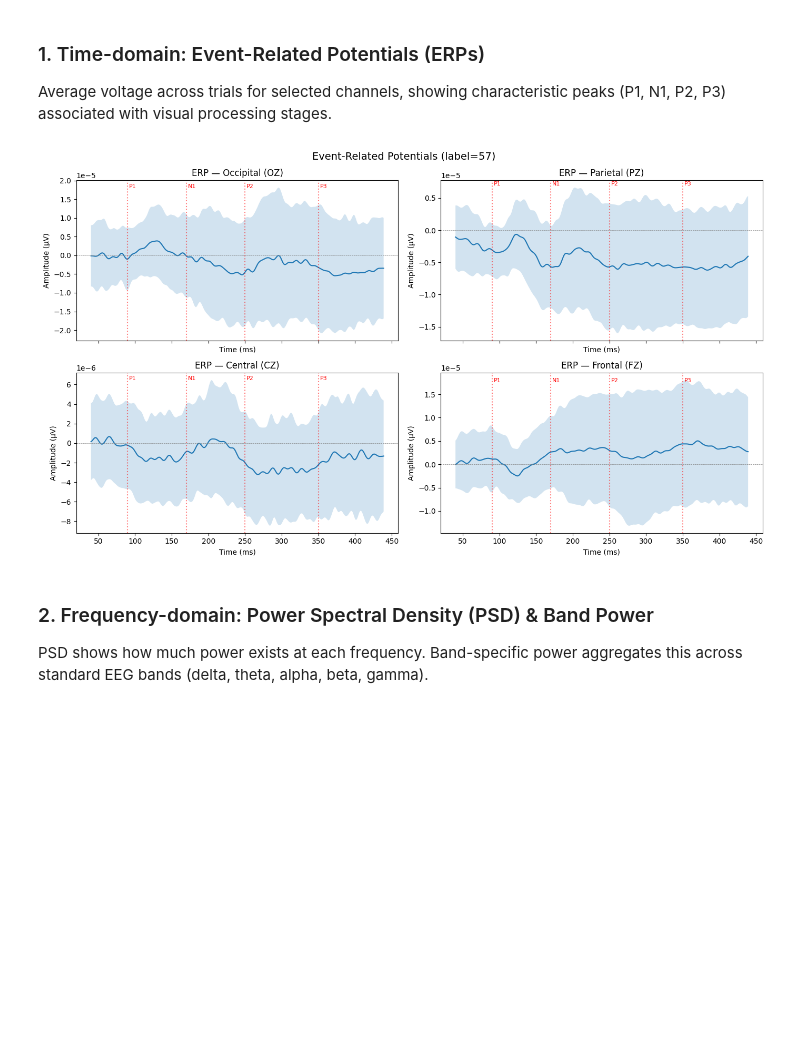
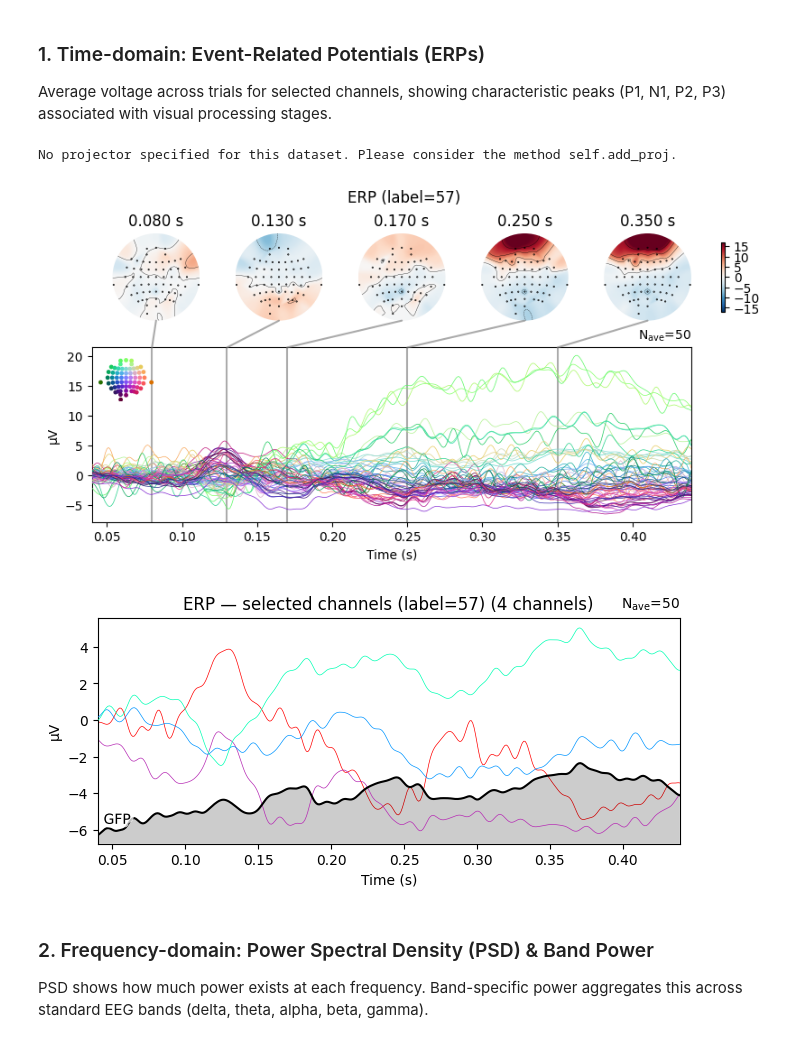
Before and after one commit to RTae/SUPA-EEG, a Jupyter notebook: viz.ipynb, the cells around one changed output. Cells and saved outputs as stored; diff of their text form; code cells hidden in the pictures; blank space fills up the shorter version.

```diff
--- a/viz.ipynb
+++ b/viz.ipynb
@@ -153,42 +177,27 @@ Collected 50 trials for label=57, shape=(50, 62, 400)
 ### 1. Time-domain: Event-Related Potentials (ERPs)
 Average voltage across trials for selected channels, showing characteristic peaks (P1, N1, P2, P3) associated with visual processing stages.
 # %%
-from src.utilities import OCCIPITAL, FRONTAL, CENTRAL, PARIETAL
+# 1a) ERP butterfly plot + topomaps at key latencies
+fig = evoked.plot_joint(
+    times=[0.08, 0.13, 0.17, 0.25, 0.35],  # P1, C1, N170, P2, P3
+    title=f"ERP (label={target_label})",
+    show=False,
+)
+plt.show()
 
-erp = trials.mean(axis=0)  # (62, timesteps)
-erp_std = trials.std(axis=0)
-time_ms = np.arange(erp.shape[1]) + 40  # offset by eeg_window start (40 ms)
-
-# Select representative channels from different regions
-regions = {
-    "Occipital (OZ)": ch_names.index("OZ"),
-    "Parietal (PZ)": ch_names.index("PZ"),
-    "Central (CZ)": ch_names.index("CZ"),
-    "Frontal (FZ)": ch_names.index("FZ"),
-}
-
-fig, axes = plt.subplots(2, 2, figsize=(14, 8), sharex=True)
-for ax, (region_name, ch_idx) in zip(axes.flat, regions.items()):
-    mean = erp[ch_idx]
-    std = erp_std[ch_idx]
-    ax.plot(time_ms, mean, linewidth=1.5)
-    ax.fill_between(time_ms, mean - std, mean + std, alpha=0.2)
-    ax.axhline(0, color="gray", linestyle="--", linewidth=0.5)
-    ax.set_title(f"ERP — {region_name}")
-    ax.set_ylabel("Amplitude (μV)")
-    ax.set_xlabel("Time (ms)")
-
-    # Mark known ERP components
-    for t, name in [(90, "P1"), (170, "N1"), (250, "P2"), (350, "P3")]:
-        if 40 <= t <= 440:
-            ax.axvline(t, color="red", linestyle=":", alpha=0.5)
-            ax.text(t + 2, ax.get_ylim()[1] * 0.9, name, fontsize=8, color="red")
-
-fig.suptitle(f"Event-Related Potentials (label={target_label})", fontsize=14)
-plt.tight_layout()
+# 1b) ERP by channel with confidence band
+fig = evoked.plot(
+    picks=["OZ", "PZ", "CZ", "FZ"],
+    spatial_colors=True,
+    gfp=True,
+    titles=dict(eeg=f"ERP — selected channels (label={target_label})"),
+    show=False,
+)
 plt.show()
 # %% [output]
+No projector specified for this dataset. Please consider the method self.add_proj.
-[figure, old version]
+[figure, new version]
+[figure, added]
 # %% [markdown]
 ### 2. Frequency-domain: Power Spectral Density (PSD) & Band Power
 PSD shows how much power exists at each frequency. Band-specific power aggregates this across standard EEG bands (delta, theta, alpha, beta, gamma).
```
Also changed, not shown: parts of 6 cells of this notebook, 2 other files.
